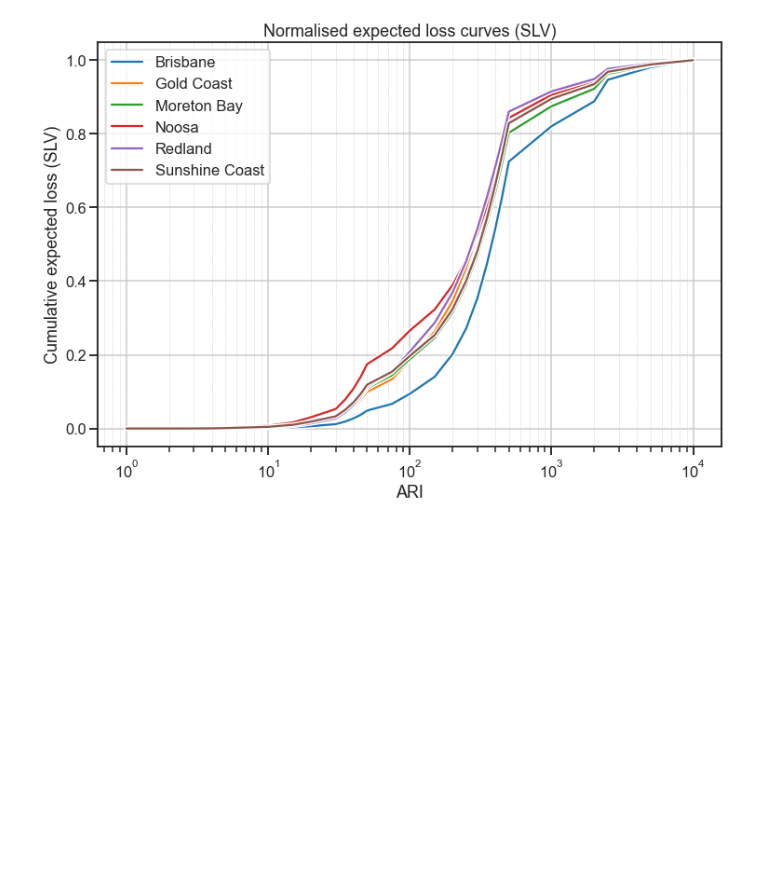
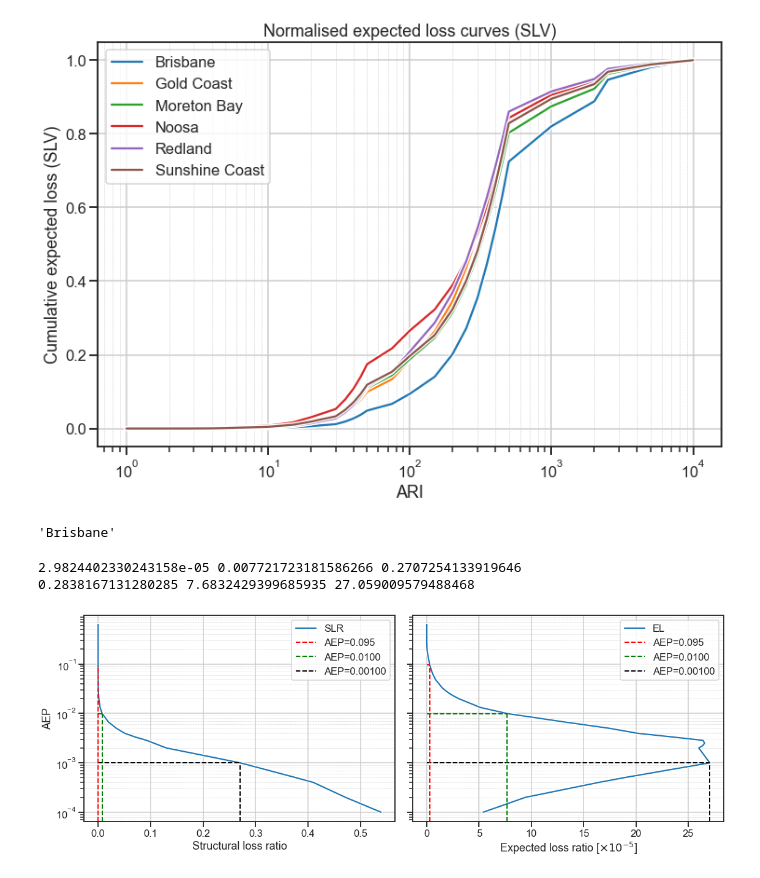
Before and after one commit to GeoscienceAustralia/SWHAQ, a Jupyter notebook: notebooks/Plot Loss EP curves.ipynb, the cells around one changed output. Cells and saved outputs as stored; diff of their text form; code cells hidden in the pictures; blank space fills up the shorter version.

```diff
--- a/notebooks/Plot Loss EP curves.ipynb
+++ b/notebooks/Plot Loss EP curves.ipynb
@@ -123,3 +196,58 @@ ax.set_ylabel("Cumulative expected loss (SLV)")
 plt.savefig(os.path.join(SOURCEDIR, "structural_loss_sum_LGA_CELcurveARI.png"), bbox_inches="tight")
 # %% [output]
 [figure]
+# %%
+LGAs[df.loc[0].LGA_CODE]
+# %% [output]
+'Brisbane'
+# %%
+fig, ax = plt.subplots(1, 2, figsize=(16, 6), sharey=True)
+x = df.loc[0].drop(["LGA_CODE", "AAL"])
+ax[0].semilogy(x, AEP, path_effects=[pe], label="SLR")
+ax[0].grid(which='major', linestyle='-')
+ax[0].grid(which='minor', linestyle='--', linewidth=0.5)
+ax[0].legend()
+ax[0].set_ylabel("AEP")
+ax[0].set_xlabel("Structural loss ratio")
+
+ax[1].semilogy(x*AEP*(10**5), AEP, path_effects=[pe], label="EL")
+ax[1].grid(which='major', linestyle='-')
+ax[1].grid(which='minor', linestyle='--', linewidth=0.5)
+ax[1].legend()
+ax[1].set_xlabel(r"Expected loss ratio [$\times 10^{-5}$]")
+plt.tight_layout()
+
+aep1 = 1.0 - np.exp(-1.0/np.array(10))
+aep2 = 1.0 - np.exp(-1.0/np.array(100))
+aep3 = 1.0 - np.exp(-1.0/np.array(1000))
+slr1 = x[5]
+slr2 = x[14]
+slr3 = x[23]
+el1 = slr1 * aep1 * 10**5
+el2 = slr2 * aep2 * 10**5
+el3 = slr3 * aep3 * 10**5
+
+print(slr1, slr2, slr3)
+print(el1, el2, el3)
+
+ax[0].hlines(aep1, 0, slr1, linestyle='--', color='r', linewidth=2, label=f"AEP={aep1:.3f}")
+ax[0].hlines(aep2, 0, slr2, linestyle='--', color='g', linewidth=2, label=f"AEP={aep2:.4f}")
+ax[0].hlines(aep3, 0, slr3, linestyle='--', color='k', linewidth=2, label=f"AEP={aep3:.5f}")
+
+ax[0].vlines(slr1, 0, aep1, linestyle='--', color='r', linewidth=2)
+ax[0].vlines(slr2, 0, aep2, linestyle='--', color='g', linewidth=2)
+ax[0].vlines(slr3, 0, aep3, linestyle='--', color='k', linewidth=2)
+
+ax[1].hlines(aep1, 0, el1, linestyle='--', color='r', linewidth=2, label=f"AEP={aep1:.3f}")
+ax[1].hlines(aep2, 0, el2, linestyle='--', color='g', linewidth=2, label=f"AEP={aep2:.4f}")
+ax[1].hlines(aep3, 0, el3, linestyle='--', color='k', linewidth=2, label=f"AEP={aep3:.5f}")
+ax[1].vlines(el1, 0, aep1, linestyle='--', color='r', linewidth=2)
+ax[1].vlines(el2, 0, aep2, linestyle='--', color='g', linewidth=2)
+ax[1].vlines(el3, 0, aep3, linestyle='--', color='k', linewidth=2)
+ax[0].legend()
+ax[1].legend()
+plt.savefig(os.path.join(SOURCEDIR, "SLR_EL_example.png"), bbox_inches="tight")
+# %% [output]
+2.9824402330243158e-05 0.007721723181586266 0.2707254133919646
+0.2838167131280285 7.6832429399685935 27.059009579488468
+[figure, added]
```
Also changed, not shown: parts of 8 cells of this notebook, 3 other files.
